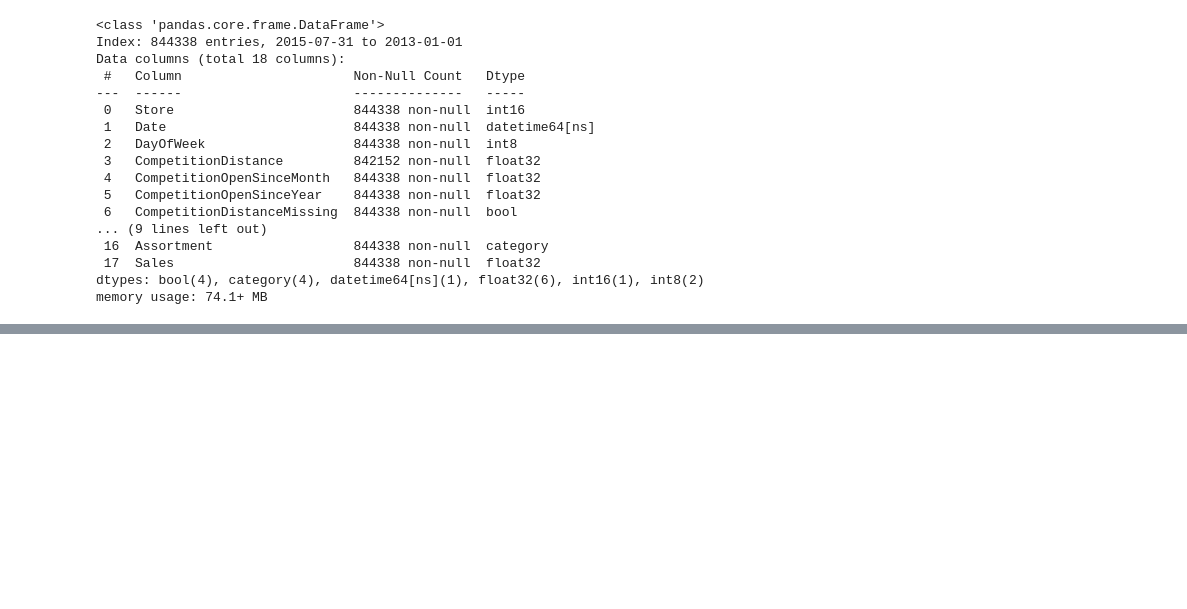
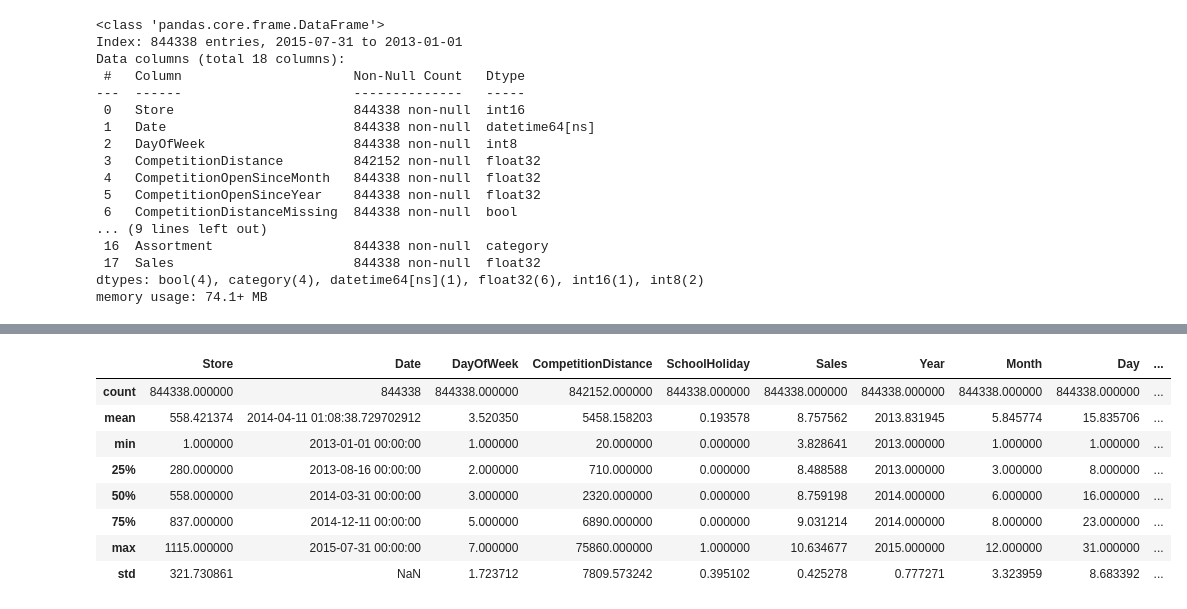
Before and after one commit to mohamedseif-10/Sales-Forecasting, a Jupyter notebook: Notebooks/03_feature_engineering.ipynb, the cells around one changed output, grey strips where cells are left out. Cells and saved outputs as stored; diff of their text form; code cells hidden in the pictures; blank space fills up the shorter version.

Commit message:
Feature Engineering Done

```diff
--- a/Notebooks/03_feature_engineering.ipynb
+++ b/Notebooks/03_feature_engineering.ipynb
@@ -420,0 +595,3 @@ memory usage: 2.2 MB
+# %%
+df = feature_engineer_promo2_(data.copy())
+df.head()
@@ -420,0 +617,12 @@ memory usage: 2.2 MB
+# %%
+df.describe()
+# %% [output]
+|  | Store | Date | DayOfWeek | CompetitionDistance | SchoolHoliday | Sales | Year | Month | Day | ... |
+| count | 844338.000000 | 844338 | 844338.000000 | 842152.000000 | 844338.000000 | 844338.000000 | 844338.000000 | 844338.000000 | 844338.000000 | ... |
+| mean | 558.421374 | 2014-04-11 01:08:38.729702912 | 3.520350 | 5458.158203 | 0.193578 | 8.757562 | 2013.831945 | 5.845774 | 15.835706 | ... |
+| min | 1.000000 | 2013-01-01 00:00:00 | 1.000000 | 20.000000 | 0.000000 | 3.828641 | 2013.000000 | 1.000000 | 1.000000 | ... |
+| 25% | 280.000000 | 2013-08-16 00:00:00 | 2.000000 | 710.000000 | 0.000000 | 8.488588 | 2013.000000 | 3.000000 | 8.000000 | ... |
+| 50% | 558.000000 | 2014-03-31 00:00:00 | 3.000000 | 2320.000000 | 0.000000 | 8.759198 | 2014.000000 | 6.000000 | 16.000000 | ... |
+| 75% | 837.000000 | 2014-12-11 00:00:00 | 5.000000 | 6890.000000 | 0.000000 | 9.031214 | 2014.000000 | 8.000000 | 23.000000 | ... |
+| max | 1115.000000 | 2015-07-31 00:00:00 | 7.000000 | 75860.000000 | 1.000000 | 10.634677 | 2015.000000 | 12.000000 | 31.000000 | ... |
+| std | 321.730861 | NaN | 1.723712 | 7809.573242 | 0.395102 | 0.425278 | 0.777271 | 3.323959 | 8.683392 | ... |
```
Also changed, not shown: parts of 54 cells of this notebook, 1 other file.
